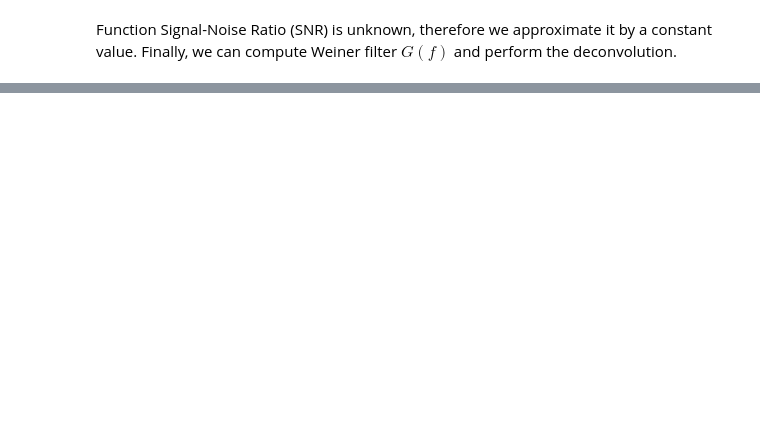
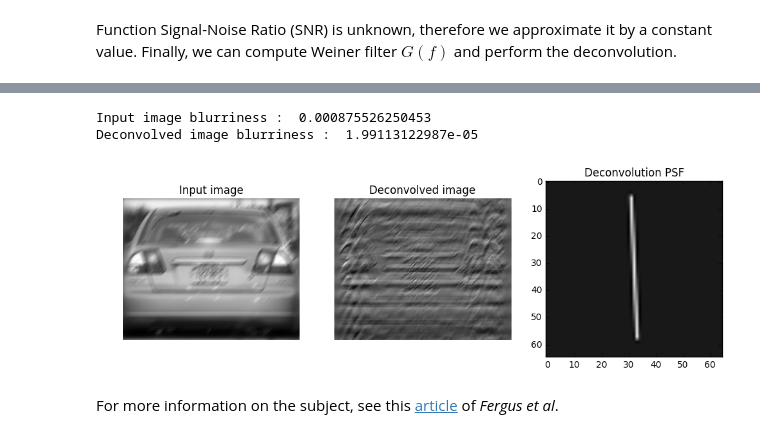
Before and after one commit to vfdev-5/CV_interactive, a Jupyter notebook: Deconvolution.ipynb, the cells around one changed output, grey strips where cells are left out. Cells and saved outputs as stored; diff of their text form; code cells hidden in the pictures; blank space fills up the shorter version.

```diff
--- a/Deconvolution.ipynb
+++ b/Deconvolution.ipynb
@@ -100,0 +309,9 @@ Function Signal-Noise Ratio (SNR) is unknown, therefore we approximate it by a c
+# %%
+def calcBlurriness(img):
+    h, w = img.shape[:2]
+    gx = cv2.Sobel(img, cv2.CV_32F, 1, 0)
+    gy = cv2.Sobel(img, cv2.CV_32F, 0, 1)
+    ngx = cv2.norm(gx)
+    ngy = cv2.norm(gy)
+    sumSq = ngx**2 + ngy**2
+    return 1.0 / (sumSq /(w*h) + 1e-6)
@@ -100,0 +356,32 @@ Function Signal-Noise Ratio (SNR) is unknown, therefore we approximate it by a c
+# %%
+def interactive_motion_deconv(angle_deg, size, snr):
+
+    estimated_kernel = motion_kernel(angle_deg * pi / 180.0, size)
+    res = deconvolution(img_pad, estimated_kernel, snr)
+
+    plt.figure(figsize=(12,12))
+    plt.subplot(131)
+    plt.axis("off")
+    plt.title("Input image")
+    plt.imshow(img_pad, cmap='gray')
+    plt.subplot(132)
+    plt.axis("off")
+    plt.title("Deconvolved image")
+    plt.imshow(res, cmap='gray')
+    plt.subplot(133)
+    plt.title("Deconvolution PSF")
+    plt.imshow(estimated_kernel, cmap='gray')
+
+    print "Input image blurriness : ", calcBlurriness(img)
+    print "Deconvolved image blurriness : ", calcBlurriness(res)
+
+interact(interactive_motion_deconv,
+        angle_deg=FloatSlider(min=0.0, max=180.0, value=0.0, continuous_update=False),
+        size=FloatSlider(min=1.0, max=90.0, value=1.0, continuous_update=False),
+        snr=FloatSlider(min=0.01, max=5.0, value=1.0, continuous_update=False))
+# %% [output]
+Input image blurriness :  0.000875526250453
+Deconvolved image blurriness :  1.99113122987e-05
+[figure, added]
+# %% [markdown]
+For more information on the subject, see this [article](http://cs.nyu.edu/~fergus/papers/deblur_fergus.pdf) of *Fergus et al*.
```
Also changed, not shown: parts of 18 cells of this notebook, 1 other file.
